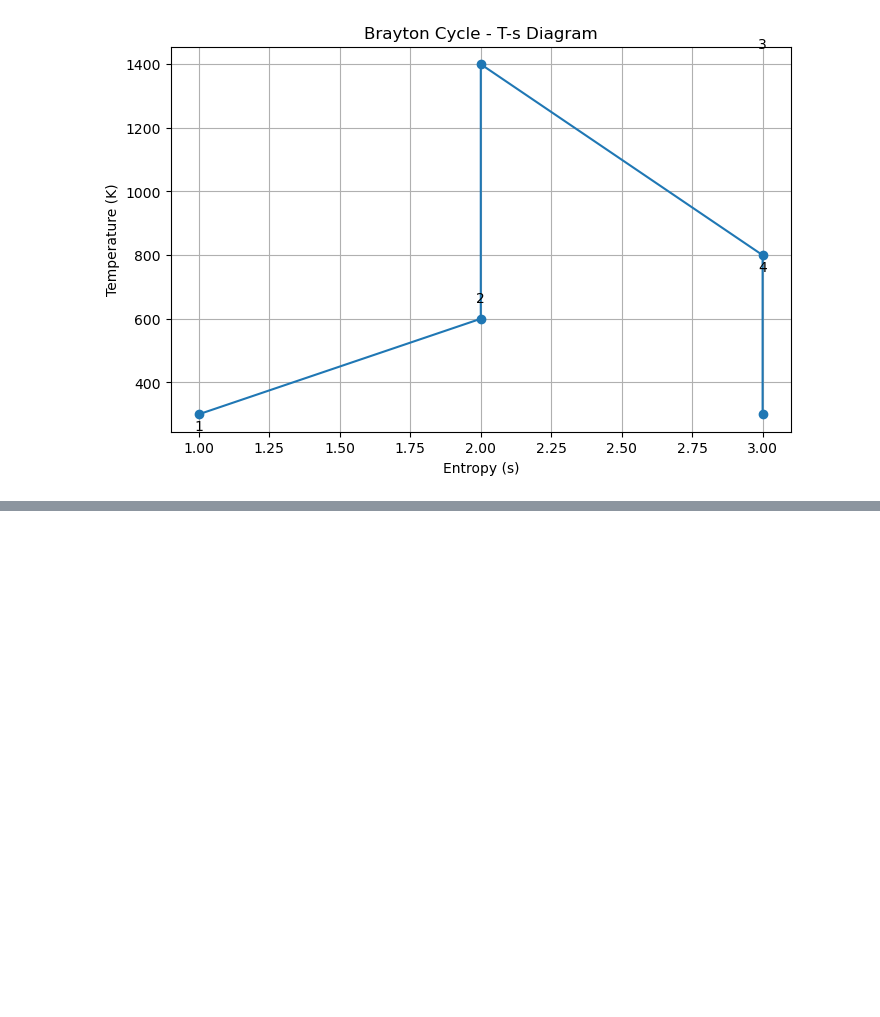
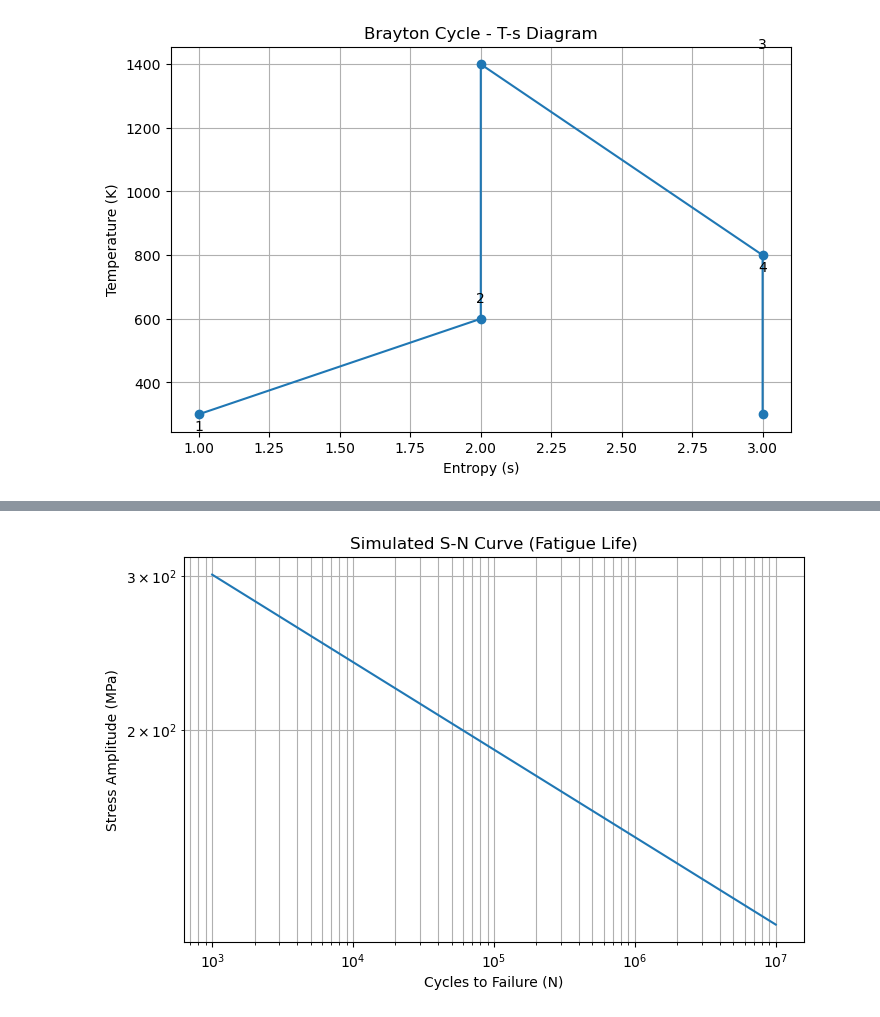
Before and after one commit to j85liu/aerospace, a Jupyter notebook: aerodynamics.ipynb, the cells around one changed output, grey strips where cells are left out. Saved outputs shown, nothing was run; the diff lists cells and outputs as text; code cells hidden in the pictures; blank space fills up the shorter version.

```diff
--- a/aerodynamics.ipynb
+++ b/aerodynamics.ipynb
@@ -310,0 +363,15 @@ plt.show()
+# %%
+# Jupyter Cell 3: Simulated S-N (fatigue) curve
+
+cycles = np.logspace(3, 7, 100)
+stress = 600e6 * (cycles**-0.1)
+
+plt.figure(figsize=(8, 5))
+plt.loglog(cycles, stress / 1e6)
+plt.xlabel("Cycles to Failure (N)")
+plt.ylabel("Stress Amplitude (MPa)")
+plt.title("Simulated S-N Curve (Fatigue Life)")
+plt.grid(True, which="both")
+plt.show()
+# %% [output]
+[figure, added]
```
Also changed, not shown: parts of 8 cells of this notebook.
